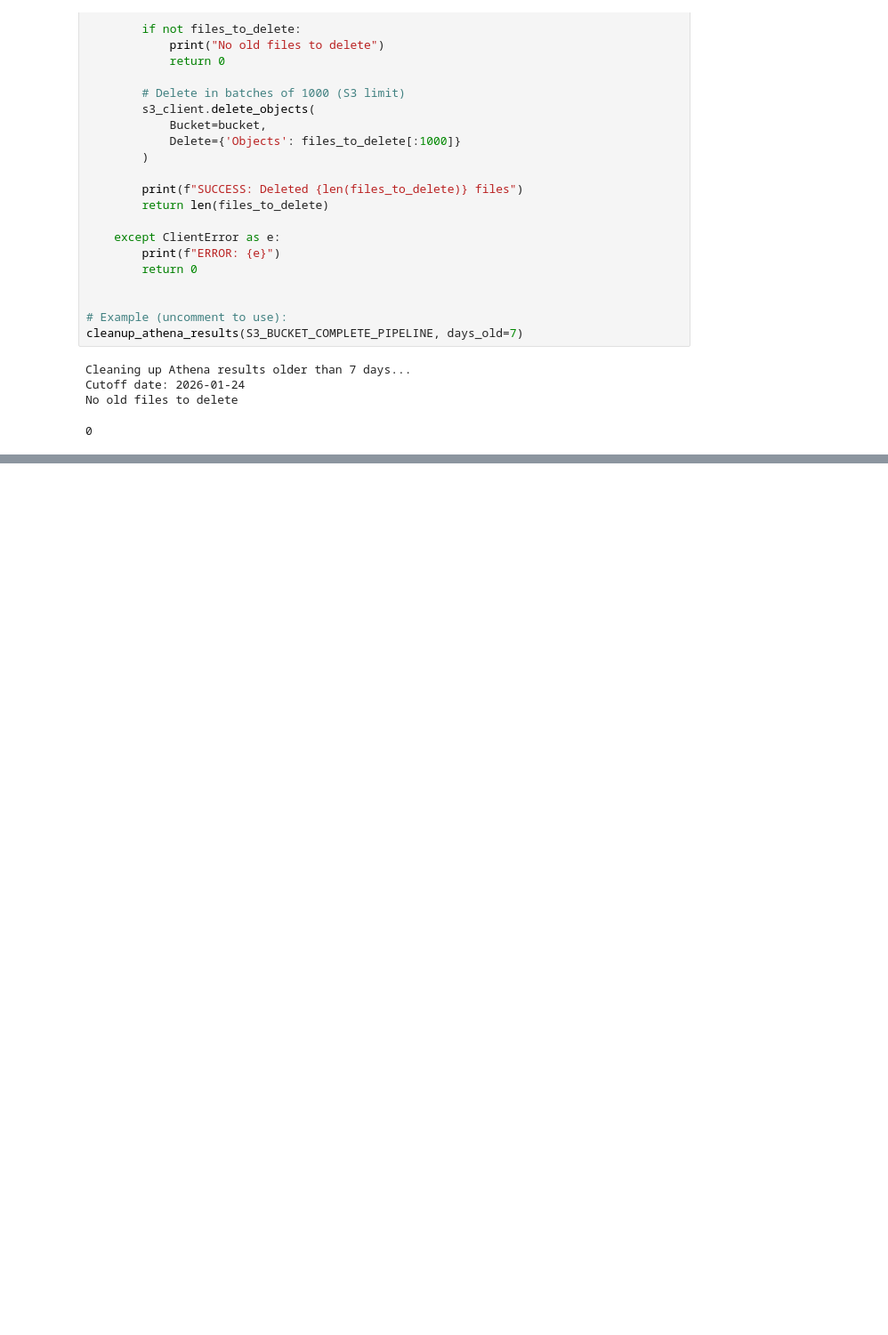
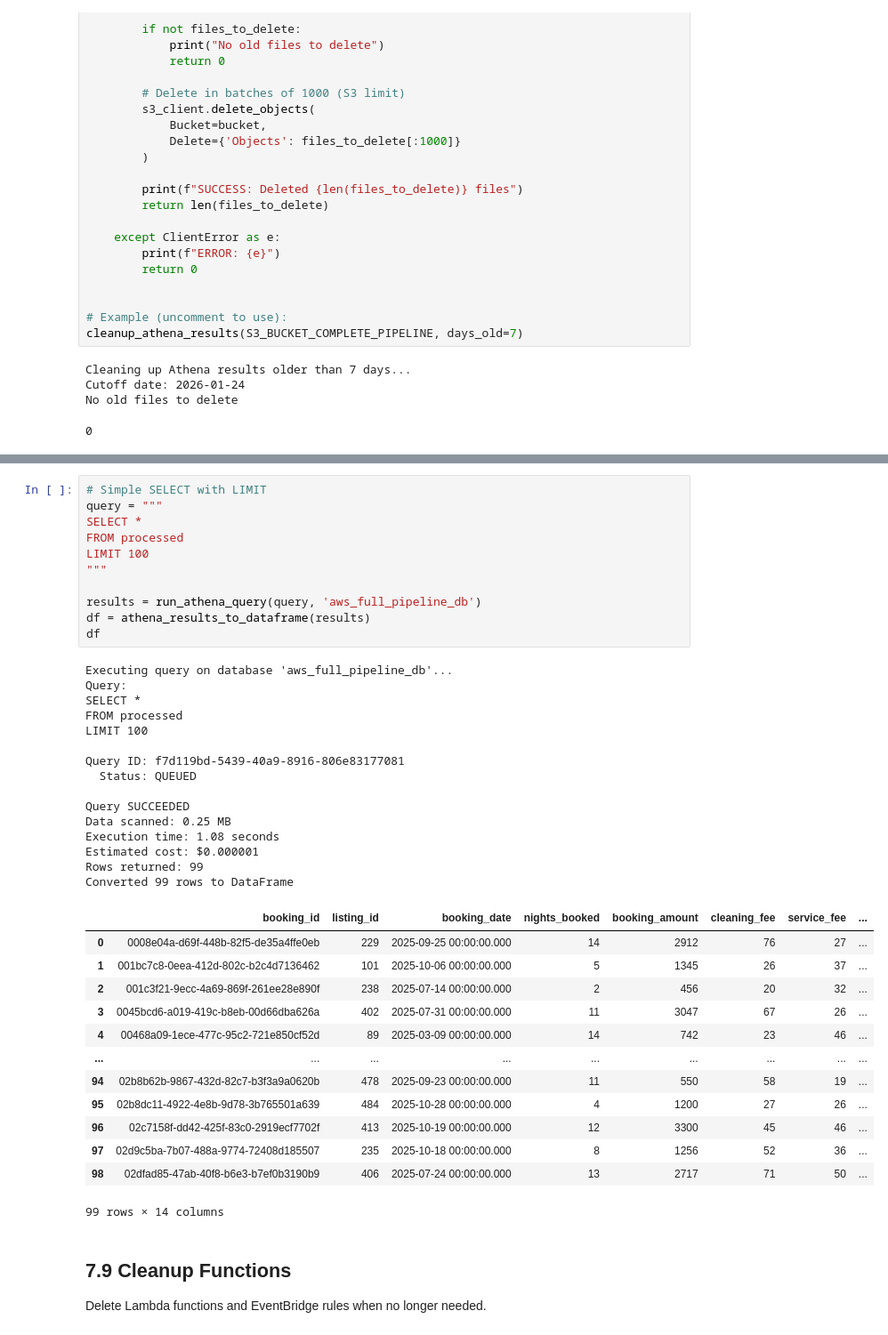
Before and after one commit to kisyular/aws-for-data-engineering, a Jupyter notebook: aws_complete_workflow.ipynb, the cells around one changed output, grey strips where cells are left out. Shown at 89% size. Saved outputs shown, nothing was run; the diff lists cells and outputs as text; blank space fills up the shorter version.

```diff
--- a/aws_complete_workflow.ipynb
+++ b/aws_complete_workflow.ipynb
@@ -1964,0 +2501,44 @@ No old files to delete
+# %%
+# Simple SELECT with LIMIT
+query = """
+SELECT *
+FROM processed
+LIMIT 100
+"""
+
+results = run_athena_query(query, 'aws_full_pipeline_db')
+df = athena_results_to_dataframe(results)
+df
+# %% [output]
+Executing query on database 'aws_full_pipeline_db'...
+Query:
+SELECT *
+FROM processed
+LIMIT 100
+
+Query ID: f7d119bd-5439-40a9-8916-806e83177081
+  Status: QUEUED
+
+Query SUCCEEDED
+Data scanned: 0.25 MB
+Execution time: 1.08 seconds
+Estimated cost: $0.000001
+Rows returned: 99
+Converted 99 rows to DataFrame
+|  | booking_id | listing_id | booking_date | nights_booked | booking_amount | cleaning_fee | service_fee | ... |
+| 0 | 0008e04a-d69f-448b-82f5-de35a4ffe0eb | 229 | 2025-09-25 00:00:00.000 | 14 | 2912 | 76 | 27 | ... |
+| 1 | 001bc7c8-0eea-412d-802c-b2c4d7136462 | 101 | 2025-10-06 00:00:00.000 | 5 | 1345 | 26 | 37 | ... |
+| 2 | 001c3f21-9ecc-4a69-869f-261ee28e890f | 238 | 2025-07-14 00:00:00.000 | 2 | 456 | 20 | 32 | ... |
+| 3 | 0045bcd6-a019-419c-b8eb-00d66dba626a | 402 | 2025-07-31 00:00:00.000 | 11 | 3047 | 67 | 26 | ... |
+| 4 | 00468a09-1ece-477c-95c2-721e850cf52d | 89 | 2025-03-09 00:00:00.000 | 14 | 742 | 23 | 46 | ... |
+| ... | ... | ... | ... | ... | ... | ... | ... | ... |
+| 94 | 02b8b62b-9867-432d-82c7-b3f3a9a0620b | 478 | 2025-09-23 00:00:00.000 | 11 | 550 | 58 | 19 | ... |
+| 95 | 02b8dc11-4922-4e8b-9d78-3b765501a639 | 484 | 2025-10-28 00:00:00.000 | 4 | 1200 | 27 | 26 | ... |
+| 96 | 02c7158f-dd42-425f-83c0-2919ecf7702f | 413 | 2025-10-19 00:00:00.000 | 12 | 3300 | 45 | 46 | ... |
+| 97 | 02d9c5ba-7b07-488a-9774-72408d185507 | 235 | 2025-10-18 00:00:00.000 | 8 | 1256 | 52 | 36 | ... |
+| 98 | 02dfad85-47ab-40f8-b6e3-b7ef0b3190b9 | 406 | 2025-07-24 00:00:00.000 | 13 | 2717 | 71 | 50 | ... |
+99 rows × 14 columns
+# %% [markdown]
+## 7.9 Cleanup Functions
+
+Delete Lambda functions and EventBridge rules when no longer needed.
```
Also changed, not shown: parts of 39 cells of this notebook.
